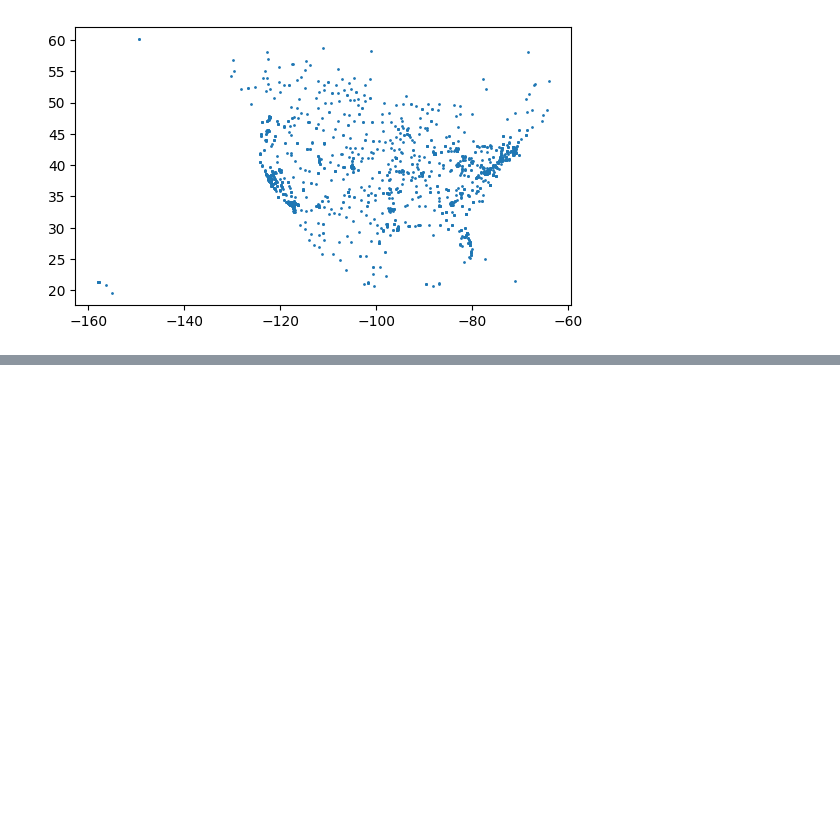
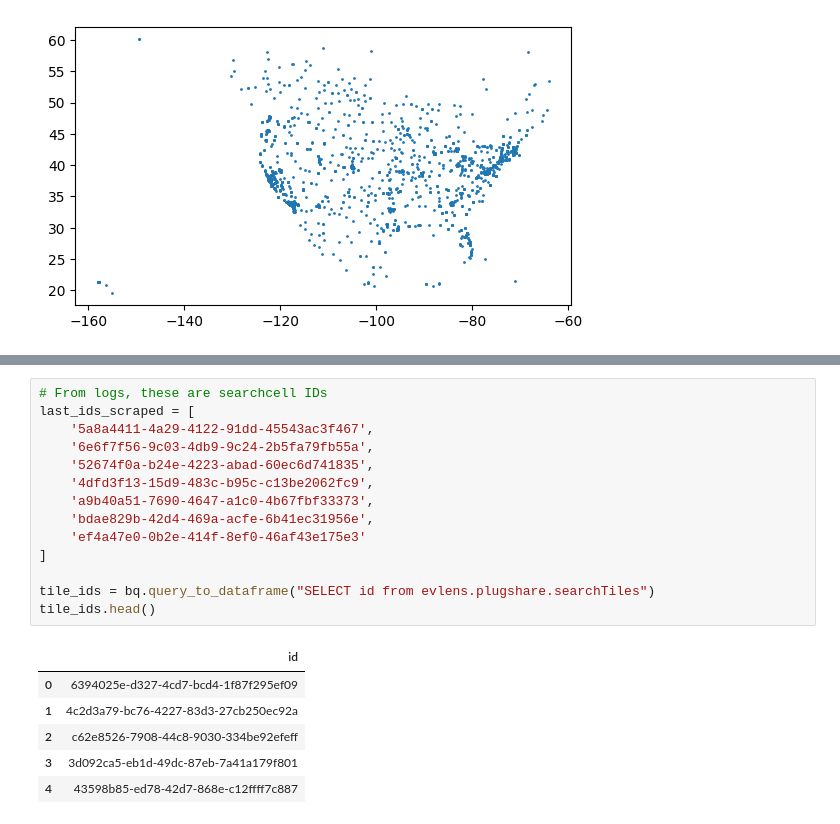
Before and after one commit to emigre459/evlens, a Jupyter notebook: notebooks/exploratory/0.3-DWRM-GCloud.ipynb, the cells around one changed output, grey strips where cells are left out. Drawn from its saved outputs; the diff is of its cells as text; blank space fills up the shorter version.

```diff
--- a/notebooks/exploratory/0.3-DWRM-GCloud.ipynb
+++ b/notebooks/exploratory/0.3-DWRM-GCloud.ipynb
@@ -1286,0 +1294,21 @@ gdf.plot(markersize=1)
+# %%
+# From logs, these are searchcell IDs
+last_ids_scraped = [
+    '5a8a4411-4a29-4122-91dd-45543ac3f467',
+    '6e6f7f56-9c03-4db9-9c24-2b5fa79fb55a',
+    '52674f0a-b24e-4223-abad-60ec6d741835',
+    '4dfd3f13-15d9-483c-b95c-c13be2062fc9',
+    'a9b40a51-7690-4647-a1c0-4b67fbf33373',
+    'bdae829b-42d4-469a-acfe-6b41ec31956e',
+    'ef4a47e0-0b2e-414f-8ef0-46af43e175e3'
+]
+
+tile_ids = bq.query_to_dataframe("SELECT id from evlens.plugshare.searchTiles")
+tile_ids.head()
+# %% [output]
+|  | id |
+| 0 | 6394025e-d327-4cd7-bcd4-1f87f295ef09 |
+| 1 | 4c2d3a79-bc76-4227-83d3-27cb250ec92a |
+| 2 | c62e8526-7908-44c8-9030-334be92efeff |
+| 3 | 3d092ca5-eb1d-49dc-87eb-7a41a179f801 |
+| 4 | 43598b85-ed78-42d7-868e-c12ffff7c887 |
```
Also changed, not shown: parts of 12 cells of this notebook, 2 other files.
